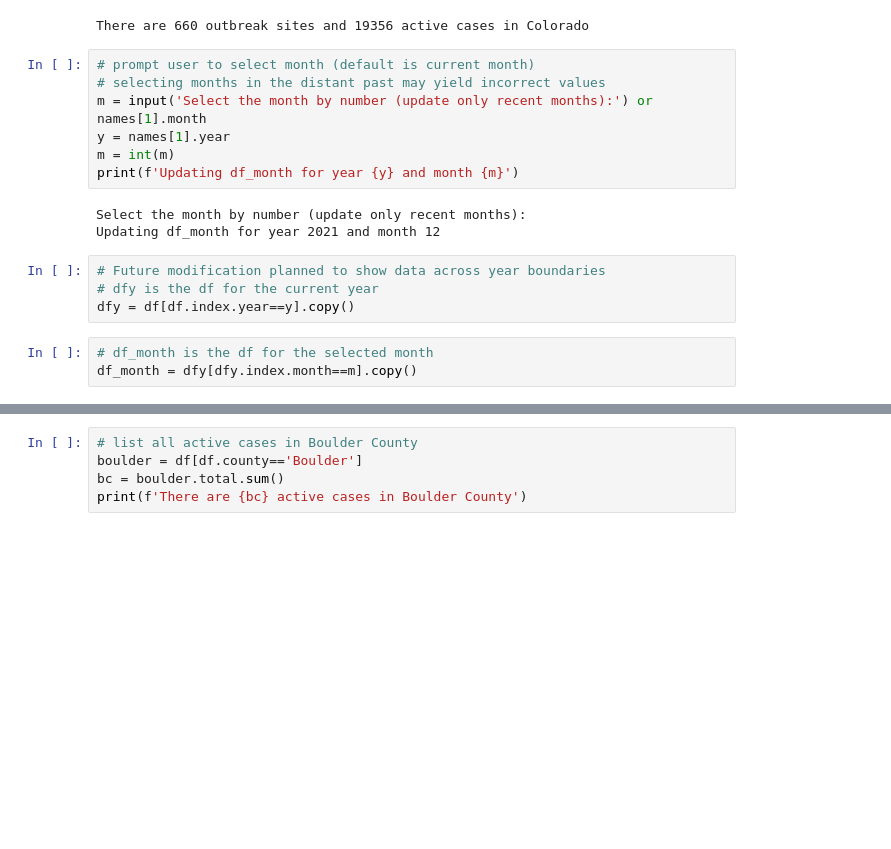
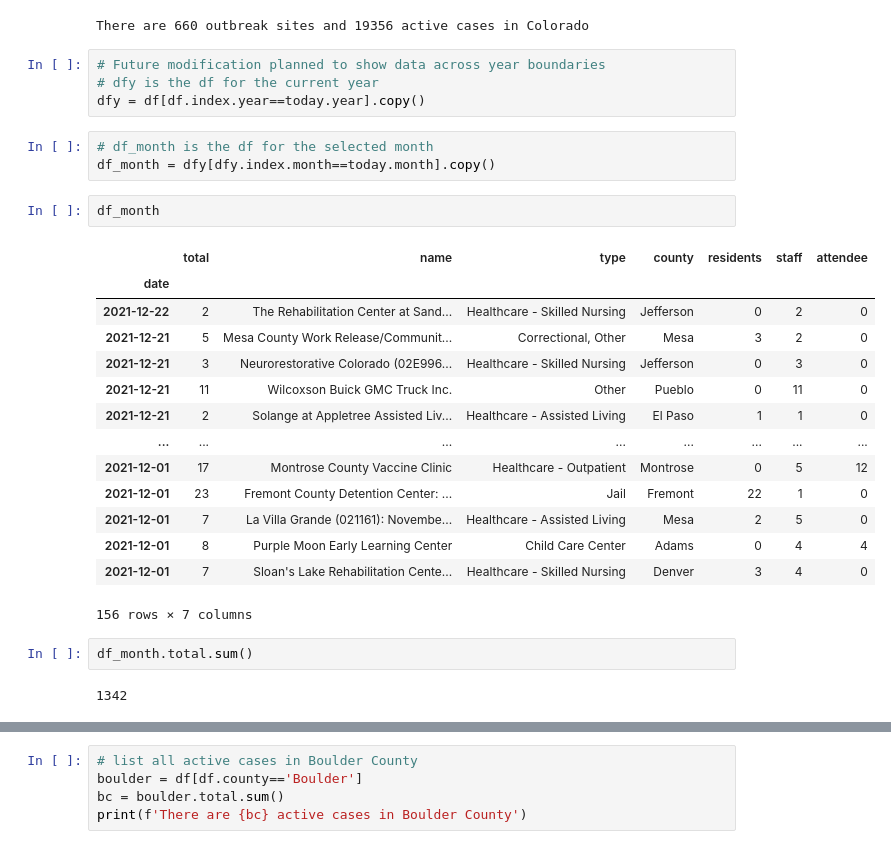
Before and after one commit to edterrell/covid_machinations, a Jupyter notebook: ColoradoOutbreaks.ipynb, the cells around one changed output, grey strips where cells are left out. Drawn from its saved outputs; the diff is of its cells as text; blank space fills up the shorter version.

```diff
--- a/ColoradoOutbreaks.ipynb
+++ b/ColoradoOutbreaks.ipynb
@@ -200,23 +259,34 @@ df.to_csv(f'./covid_data_update/outbreaks-DATE-{day}.csv')
 print(f'There are {df.shape[0]} outbreak sites and {df.total.sum()} active cases in Colorado')
 # %% [output]
 There are 660 outbreak sites and 19356 active cases in Colorado
-# %%
-# prompt user to select month (default is current month)
-# selecting months in the distant past may yield incorrect values
-m = input('Select the month by number (update only recent months):') or names[1].month
-y = names[1].year
-m = int(m)
-print(f'Updating df_month for year {y} and month {m}')
-# %% [output]
-Select the month by number (update only recent months):
-Updating df_month for year 2021 and month 12
 # %%
 # Future modification planned to show data across year boundaries
 # dfy is the df for the current year
-dfy = df[df.index.year==y].copy()
+dfy = df[df.index.year==today.year].copy()
 # %%
 # df_month is the df for the selected month
-df_month = dfy[dfy.index.month==m].copy()
+df_month = dfy[dfy.index.month==today.month].copy()
+# %%
+df_month
+# %% [output]
+|  | total | name | type | county | residents | staff | attendee |
+| date |  |  |  |  |  |  |  |
+| 2021-12-22 | 2 | The Rehabilitation Center at Sand... | Healthcare - Skilled Nursing | Jefferson | 0 | 2 | 0 |
+| 2021-12-21 | 5 | Mesa County Work Release/Communit... | Correctional, Other | Mesa | 3 | 2 | 0 |
+| 2021-12-21 | 3 | Neurorestorative Colorado (02E996... | Healthcare - Skilled Nursing | Jefferson | 0 | 3 | 0 |
+| 2021-12-21 | 11 | Wilcoxson Buick GMC Truck Inc. | Other | Pueblo | 0 | 11 | 0 |
+| 2021-12-21 | 2 | Solange at Appletree Assisted Liv... | Healthcare - Assisted Living | El Paso | 1 | 1 | 0 |
+| ... | ... | ... | ... | ... | ... | ... | ... |
+| 2021-12-01 | 17 | Montrose County Vaccine Clinic | Healthcare - Outpatient | Montrose | 0 | 5 | 12 |
+| 2021-12-01 | 23 | Fremont County Detention Center: ... | Jail | Fremont | 22 | 1 | 0 |
+| 2021-12-01 | 7 | La Villa Grande (021161): Novembe... | Healthcare - Assisted Living | Mesa | 2 | 5 | 0 |
+| 2021-12-01 | 8 | Purple Moon Early Learning Center | Child Care Center | Adams | 0 | 4 | 4 |
+| 2021-12-01 | 7 | Sloan's Lake Rehabilitation Cente... | Healthcare - Skilled Nursing | Denver | 3 | 4 | 0 |
+156 rows × 7 columns
+# %%
+df_month.total.sum()
+# %% [output]
+1342
 # %%
 df_month.reset_index(inplace=True)
 df_month = df_month[['total','name','type','county']]
```
Also changed, not shown: parts of 22 cells of this notebook.
